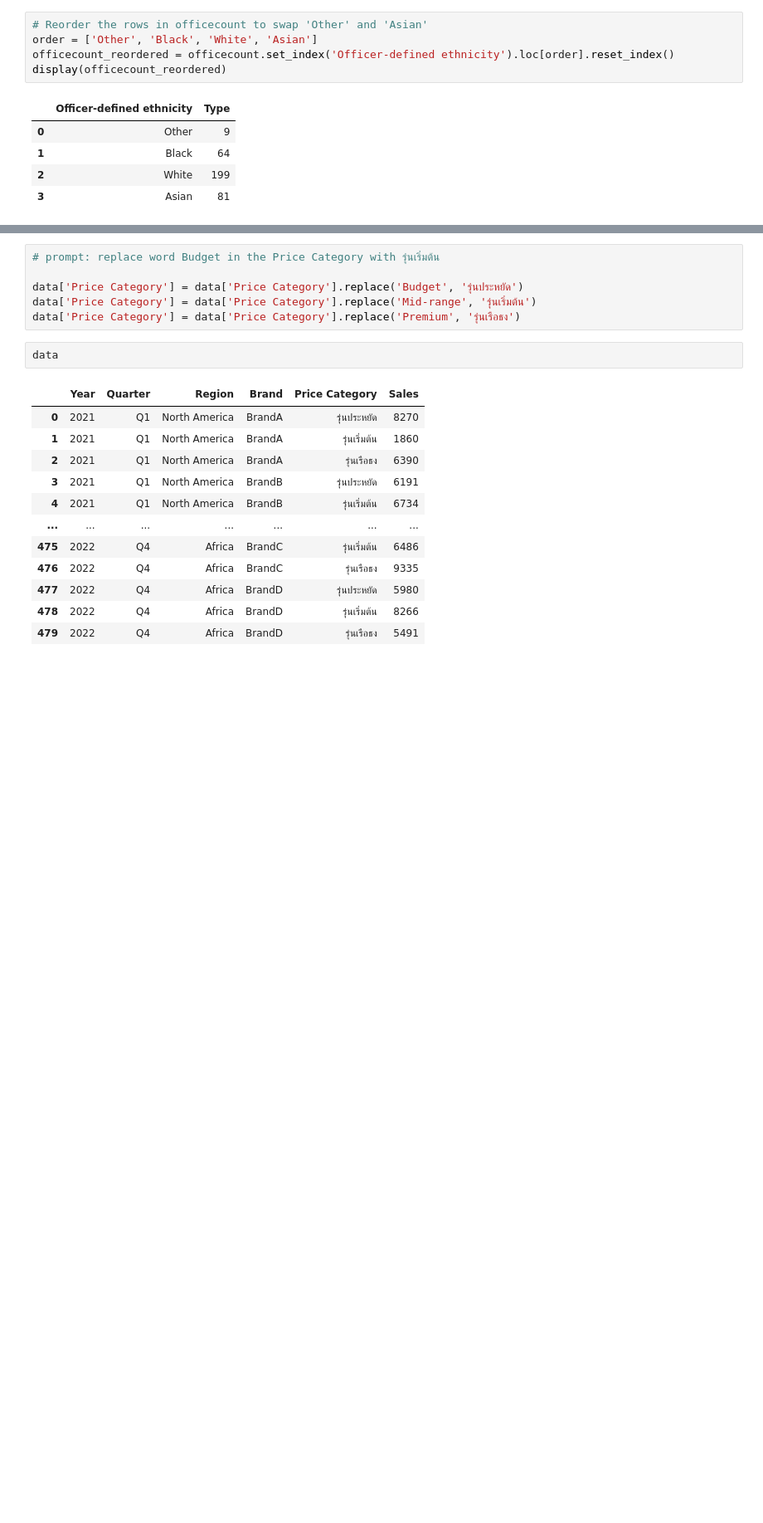
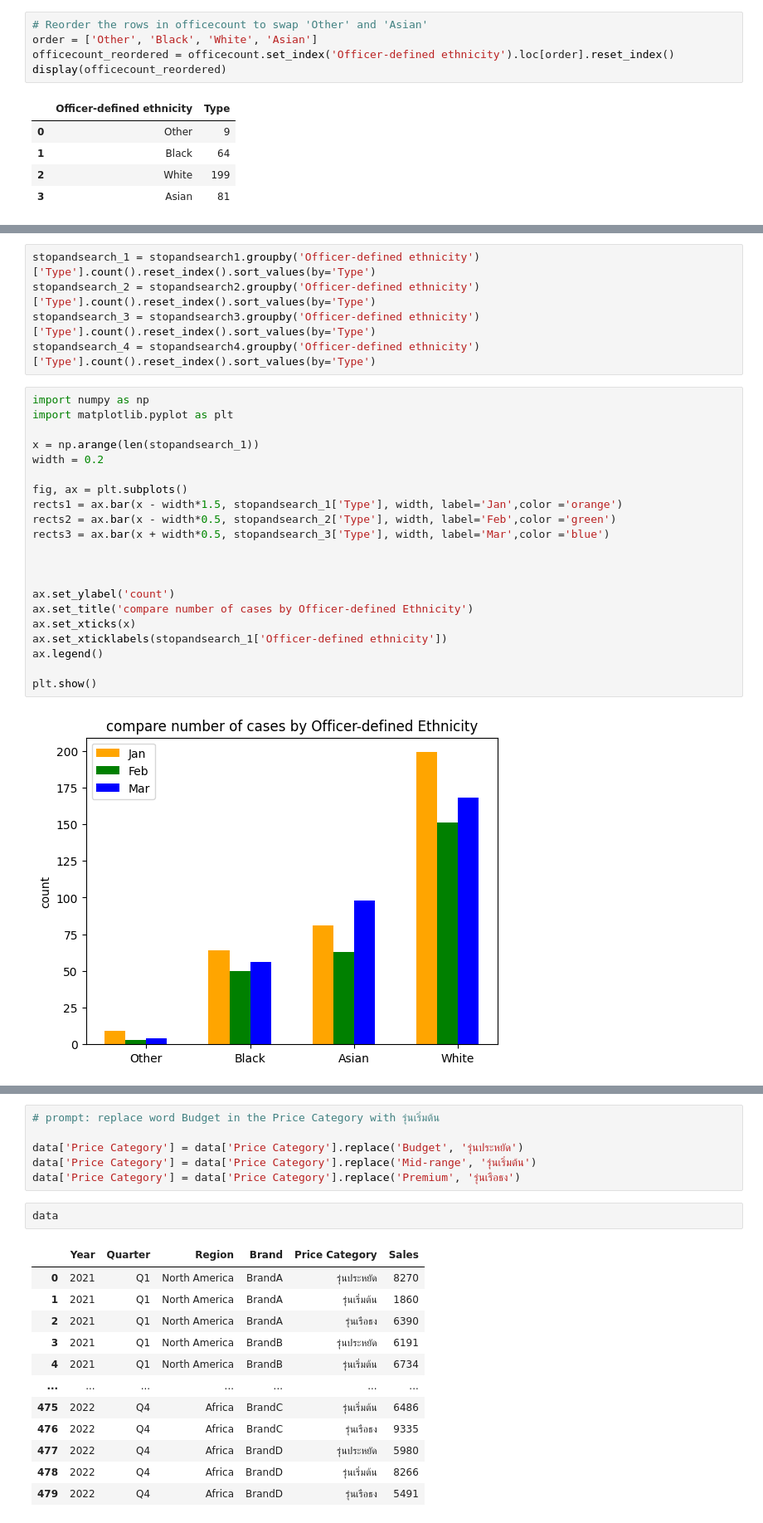
Before and after one commit to Ellizence01/dataviz2025, a Jupyter notebook: Copy_of_Visualize_Data_Comparison_2025.ipynb, the cells around one changed output, grey strips where cells are left out. Shown at 83% size. Drawn from its saved outputs; the diff is of its cells as text; blank space fills up the shorter version.

```diff
--- a/Copy_of_Visualize_Data_Comparison_2025.ipynb
+++ b/Copy_of_Visualize_Data_Comparison_2025.ipynb
@@ -147,0 +150,28 @@ plt.title('Number of Cases open by polices with diff eth over Jan-Apr 2025');
+# %%
+stopandsearch_1 = stopandsearch1.groupby('Officer-defined ethnicity')['Type'].count().reset_index().sort_values(by='Type')
+stopandsearch_2 = stopandsearch2.groupby('Officer-defined ethnicity')['Type'].count().reset_index().sort_values(by='Type')
+stopandsearch_3 = stopandsearch3.groupby('Officer-defined ethnicity')['Type'].count().reset_index().sort_values(by='Type')
+stopandsearch_4 = stopandsearch4.groupby('Officer-defined ethnicity')['Type'].count().reset_index().sort_values(by='Type')
+# %%
+import numpy as np
+import matplotlib.pyplot as plt
+
+x = np.arange(len(stopandsearch_1))
+width = 0.2
+
+fig, ax = plt.subplots()
+rects1 = ax.bar(x - width*1.5, stopandsearch_1['Type'], width, label='Jan',color ='orange')
+rects2 = ax.bar(x - width*0.5, stopandsearch_2['Type'], width, label='Feb',color ='green')
+rects3 = ax.bar(x + width*0.5, stopandsearch_3['Type'], width, label='Mar',color ='blue')
+
+
+
+ax.set_ylabel('count')
+ax.set_title('compare number of cases by Officer-defined Ethnicity')
+ax.set_xticks(x)
+ax.set_xticklabels(stopandsearch_1['Officer-defined ethnicity'])
+ax.legend()
+
+plt.show()
+# %% [output]
+[figure, added]
```
Also changed, not shown: parts of 21 cells of this notebook.
